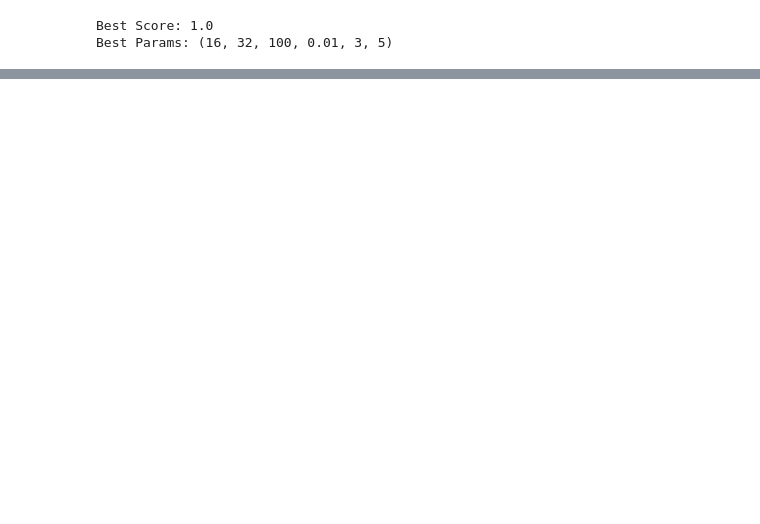
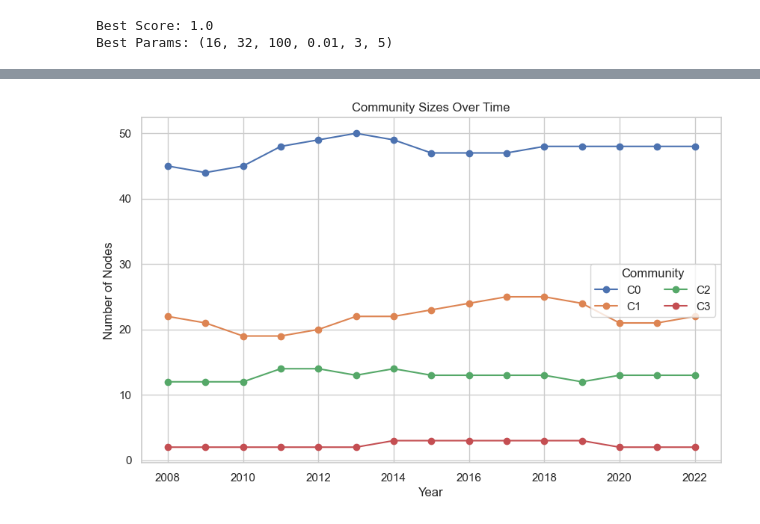
Before and after one commit to Altishofer/NetworkScienceProject, a Jupyter notebook: community_detection.ipynb, the cells around one changed output, grey strips where cells are left out. Drawn from its saved outputs; the diff is of its cells as text; code cells hidden in the pictures; blank space fills up the shorter version.

Commit message:
Added semiconductors to community detection script

```diff
--- a/community_detection.ipynb
+++ b/community_detection.ipynb
@@ -891,0 +1034,3 @@ plot_top_countries_heatmap(temporal_membership, snapshots, years_of_interest, to
+# %%
+loader = DataLoader(hs_code=853400)
+df = loader.get_data()
@@ -891,0 +1039,23 @@ plot_top_countries_heatmap(temporal_membership, snapshots, years_of_interest, to
+# %%
+results = run_temporal_community_detection(
+    df=df.to_pandas(),
+    start_year=start_year,
+    end_year=end_year,
+    top_percent=top_percent,
+    edge_volume_threshold=edge_volume_threshold,
+    log_transform=log_transform,
+    window_size=3,
+    embedding_dim=16,
+    hidden_dim=32,
+    epochs=100,
+    lr=0.01,
+    interslice_weight=5
+)
+
+temporal_membership = results['temporal_membership']
+years_of_interest = results['years_of_interest']
+snapshots = results['snapshots']
+# %%
+plot_community_sizes_over_time(temporal_membership, years_of_interest)
+# %% [output]
+[figure, added]
```
Also changed, not shown: parts of 16 cells of this notebook.
